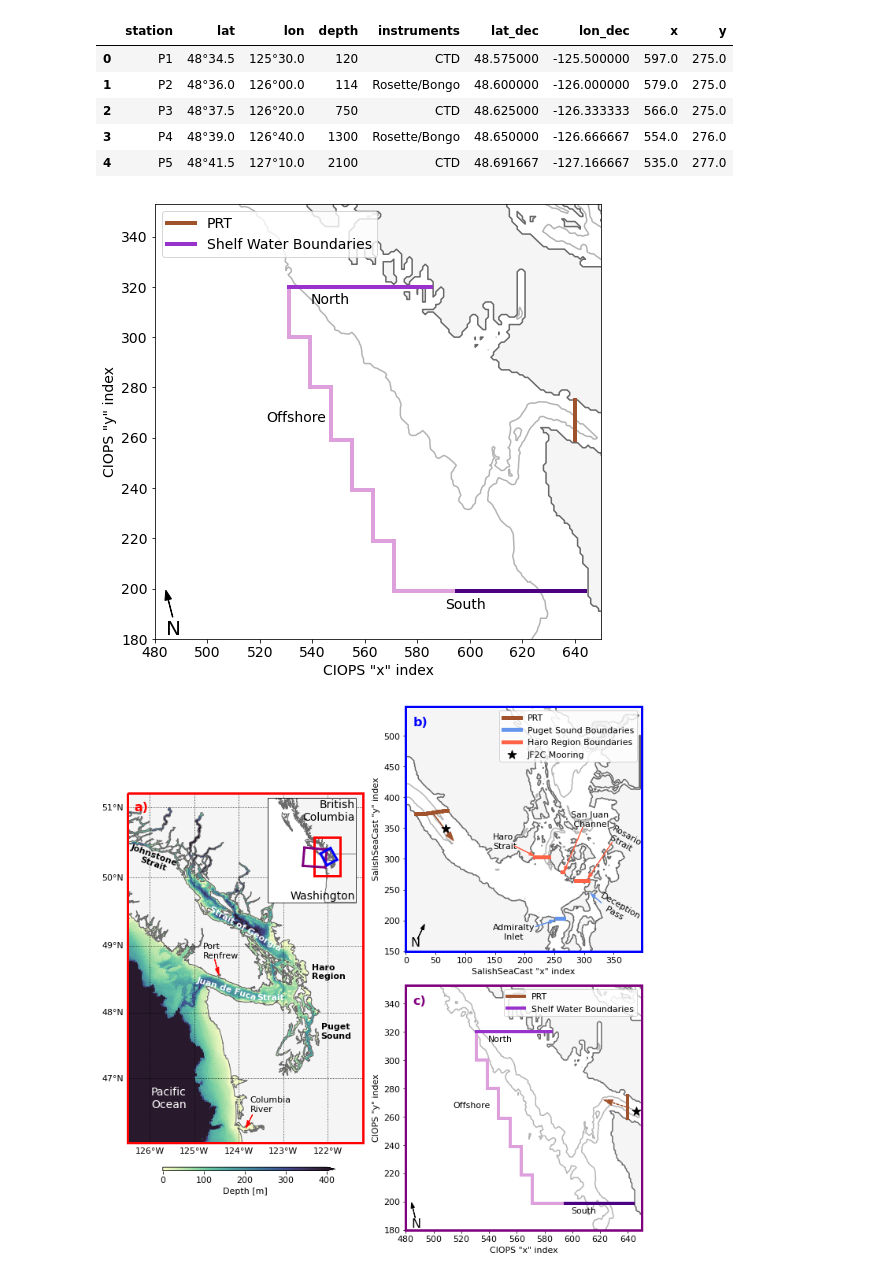
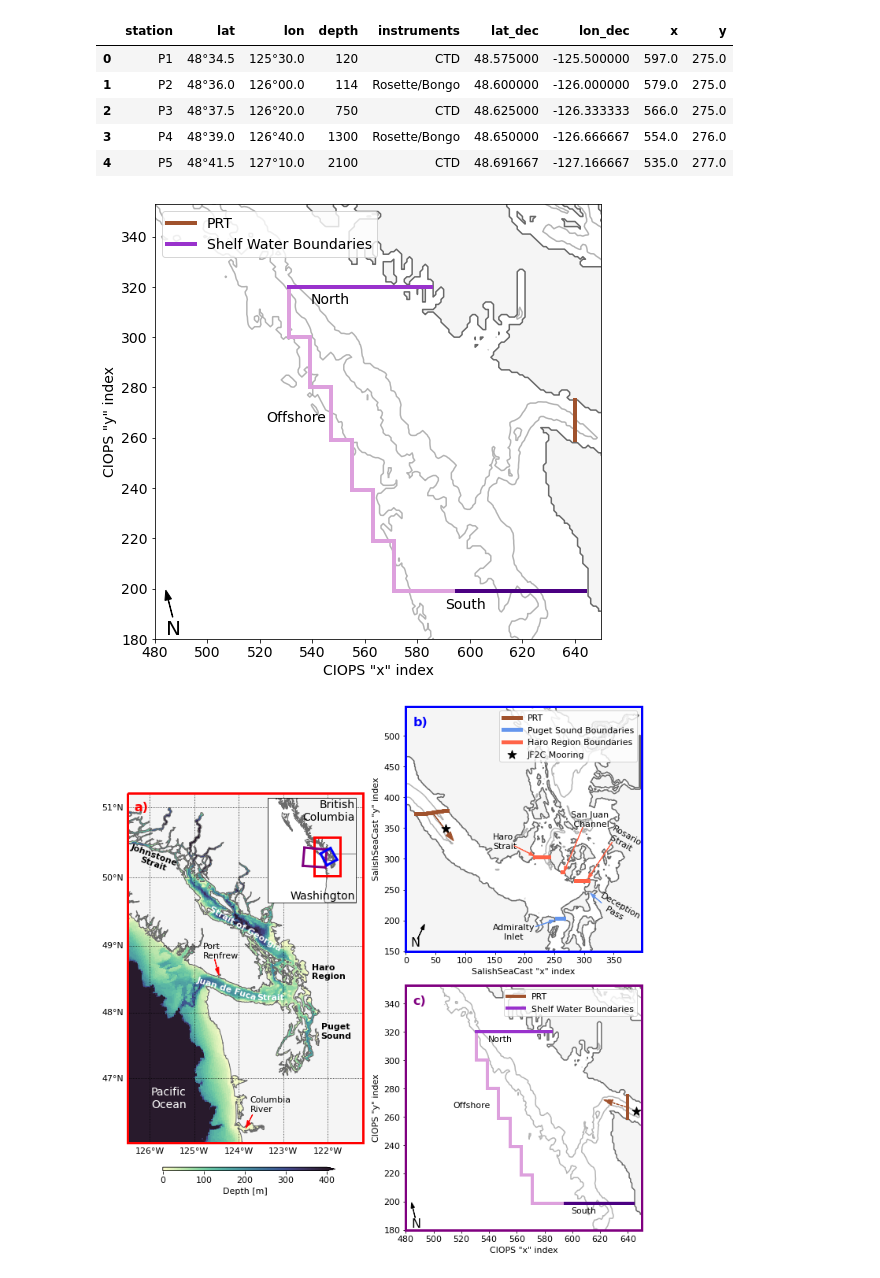
Before and after one commit to UBC-MOAD/analysis-becca, a Jupyter notebook: Ariane/map.ipynb, the cells around one changed output. Saved outputs shown, nothing was run; the diff lists cells and outputs as text; code cells hidden in the pictures.

```diff
--- a/Ariane/map.ipynb
+++ b/Ariane/map.ipynb
@@ -254,7 +254,7 @@ ax.set_xlim([480,650])
 ax.set_ylabel('CIOPS "y" index')
 ax.set_xlabel('CIOPS "x" index')
 
-c = ax.contour(ciopsbath, levels=[200],extend='max', colors='dimgrey', alpha=0.5)
+c = ax.contour(ciopsbath, levels=[200, 1000, 2000],extend='max', colors='dimgrey', alpha=0.5)
 
 ax.clabel(c, inline=1, fontsize=100)
 
@@ -270,34 +270,34 @@ ax.plot([547,555],[259,259], 'plum',linewidth=4)
 ax.plot([555,555],[259,239], 'plum',linewidth=4)
 ax.plot([563,555],[239,239], 'plum',linewidth=4)
 ax.plot([563,563],[239,219], 'plum',linewidth=4)
 ax.plot([563,571],[219,219], 'plum',linewidth=4)
 ax.plot([571,571],[219,199], 'plum',linewidth=4)
 ax.plot([571,594],[199,199], 'plum',linewidth=4)
 ax.plot([531,585],[320,320], 'darkorchid',linewidth=4, label='Shelf Water Boundaries')
 ax.plot([595,644],[199,199], 'indigo',linewidth=4)#, label='South (outer)')
 
 # # ax.plot([640,640],[259,275], lw=5, c='brown', label = "Section 1: Juan de Fuca")
 # ax.plot([609,630],[238,238], '#c2e699',linewidth=5)#, label='South (inner)')
 # ax.plot([599,599],[238,305], '#74c476',linewidth=5, label='Eddy Influence Boundaries')
 # ax.plot([609,599],[238,238], '#006837',linewidth=5)#, label='Canyon')
 
 # add line P stations
 # ax.scatter(P.x,P.y,color='k',label='Line P Stations 1-8')
 
 ax.text(0.35, 0.77, 'North', transform=ax.transAxes)
 ax.text(0.25, 0.5, 'Offshore', transform=ax.transAxes)
 ax.text(0.65, 0.07, 'South', transform=ax.transAxes)
 # ax.text(0.78, 0.345, 'South', transform=ax.transAxes)
 # ax.text(0.65, 0.3, 'Canyon', transform=ax.transAxes)
 # ax.text(0.61,0.5,'Eddy', transform=ax.transAxes)
 
 ax.arrow(0.04, 0.05, -0.01, 0.04, head_width=0.015, edgecolor='black', facecolor='black', transform=ax.transAxes, zorder=10)
 ax.text(0.025, 0.01, 'N', transform=ax.transAxes, fontsize=20)
 
 ax.legend(loc='upper left')
 plt.savefig("./figures/shelfBDYs.pdf")
 # %% [output]
-[figure, old version]
+[figure, new version]
 # %%
 # get coordinate for JF2C
 obslon=-124.213367
```
Also changed, not shown: 1 other file.
